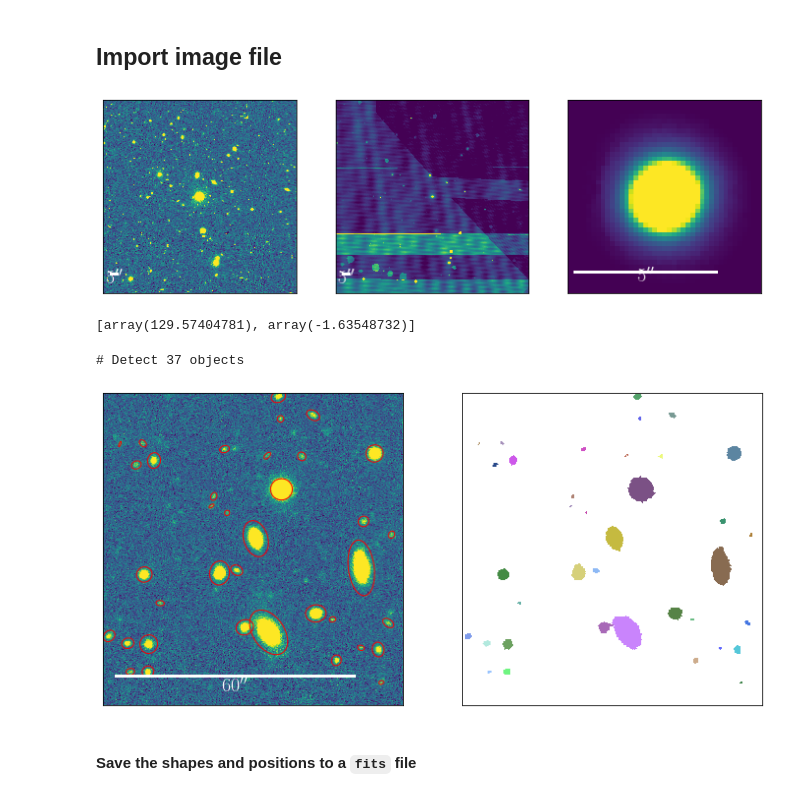
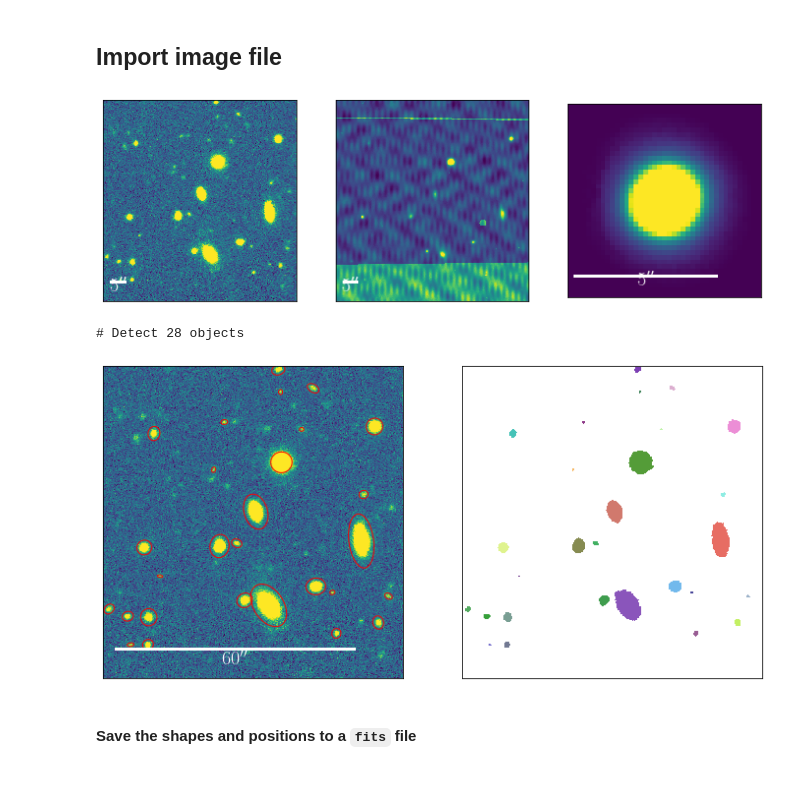
Before and after one commit to AstroJacobLi/slug, a Jupyter notebook: demo/tractor/tractor_HSC_small.ipynb, the cells around one changed output. Drawn from its saved outputs; the diff is of its cells as text; code cells hidden in the pictures.

```diff
--- a/demo/tractor/tractor_HSC_small.ipynb
+++ b/demo/tractor/tractor_HSC_small.ipynb
@@ -34,34 +34,30 @@ from tractor.ellipses import *
 # %% [markdown]
 ## Import image file
 # %%
-img = fits.open('./cutout-HSC-R-8762-s18a_wide-181211-205947.fits')
+img = fits.open('./cutout-HSC-R-9071-s18a_wide-181211-014627.fits')
 w = WCS(img[1].header)
 
 img_data = img[1].data
 variance = img[3].data
 invvar = (1.0/(variance**2.0))
 
 psf_data = fits.open('psf-calexp-s18a_wide-HSC-R-9071-4,4-129.42149--2.23140.fits')[0].data
 psf_obj = PixelizedPSF(psf_data, Lorder=3)
 
 fig, ax = plt.subplots(1, 3, figsize=(12, 6))
 ax[0] = display_single(img_data, ax=ax[0])
 ax[1] = display_single(variance, ax=ax[1])
 ax[2] = display_single(psf_data, ax=ax[2])
 # %% [output]
-[figure, old version]
+[figure, new version]
-# %%
-w.wcs_pix2world(img_data.shape[0]/2, img_data.shape[1]/2, 1)
-# %% [output]
-[array(129.57404781), array(-1.63548732)]
 # %%
 # Change the byteorder (translate the bytes)
 img_data = img_data.byteswap().newbyteorder()
 # %%
-obj_table, segmap = slug.extract_obj(img_data, sigma=3)
+obj_table, segmap = slug.extract_obj(img_data, sigma=4)
 # %% [output]
-# Detect 37 objects
+# Detect 28 objects
-[figure, old version]
+[figure, new version]
 # %% [markdown]
 #### Save the shapes and positions to a `fits` file
 # %%
```
Also changed, not shown: parts of 4 cells of this notebook, 13 other files.
